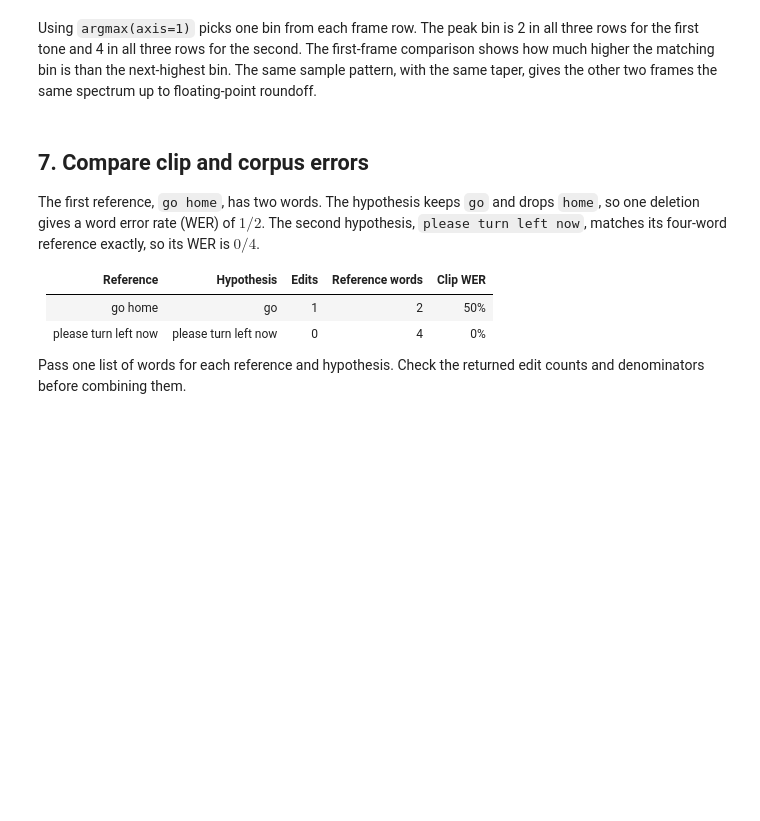
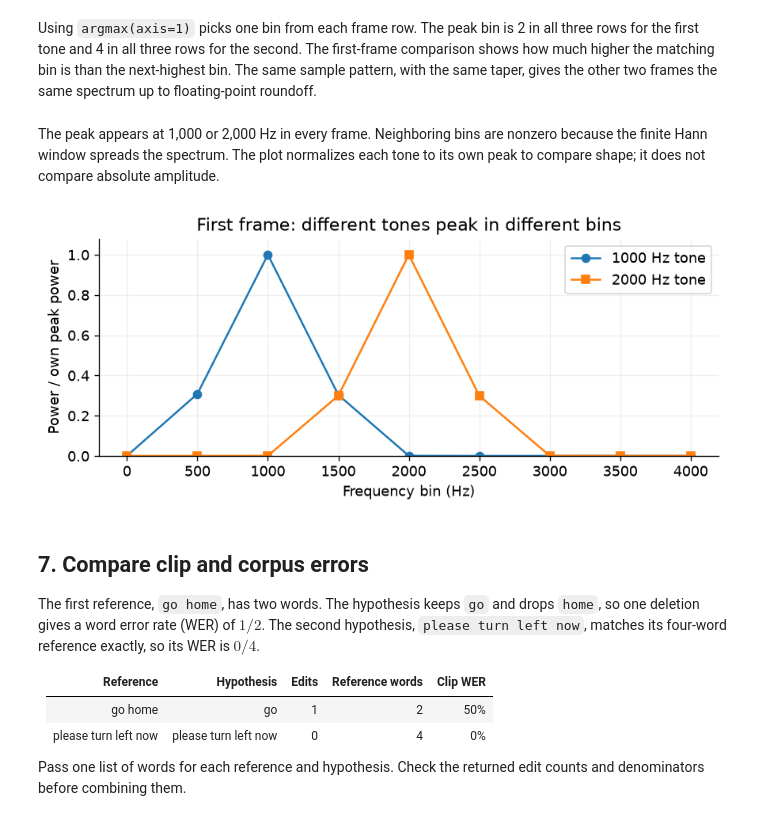
Before and after one commit to jrterven/transformers-book, a Jupyter notebook: solutions/ch24_speech_audio/python-solutions.ipynb, the cells around one changed output. Saved outputs shown, nothing was run; the diff lists cells and outputs as text; code cells hidden in the pictures; blank space fills up the shorter version.

```diff
--- a/solutions/ch24_speech_audio/python-solutions.ipynb
+++ b/solutions/ch24_speech_audio/python-solutions.ipynb
@@ -167,6 +279,22 @@ three rows for the second. The first-frame comparison shows how
 much higher the matching bin is than the next-highest bin. The
 same sample pattern, with the same taper, gives the other two
 frames the same spectrum up to floating-point roundoff.
+# %% [markdown]
+The peak appears at 1,000 or 2,000 Hz in every frame. Neighboring bins are nonzero because the finite Hann window spreads the spectrum. The plot normalizes each tone to its own peak to compare shape; it does not compare absolute amplitude.
+# %%
+fig, ax = plt.subplots(figsize=(7.4, 3.3))
+for tone_hz, marker in [(1000, "o"), (2000, "s")]:
+    waveform = np.sin(2*np.pi*tone_hz*np.arange(32)/8000)
+    _, frequencies, power = frame_power_spectrogram(waveform, 8000, 16, 8)
+    normalized = power[0] / power[0].max()
+    ax.plot(frequencies, normalized, marker=marker, label=f"{tone_hz} Hz tone")
+    assert frequencies[np.argmax(normalized)] == tone_hz
+ax.set(xlabel="Frequency bin (Hz)", ylabel="Power / own peak power",
+       title="First frame: different tones peak in different bins", ylim=(0, 1.08))
+ax.set_xticks(np.arange(0, 4001, 500)); ax.legend(); ax.grid(alpha=.2)
+fig.tight_layout(); display(fig); plt.close(fig)
+# %% [output]
+[figure, added]
 # %% [markdown]
 ## 7. Compare clip and corpus errors
 
```
Also changed, not shown: parts of 21 cells of this notebook, 9 other files.
